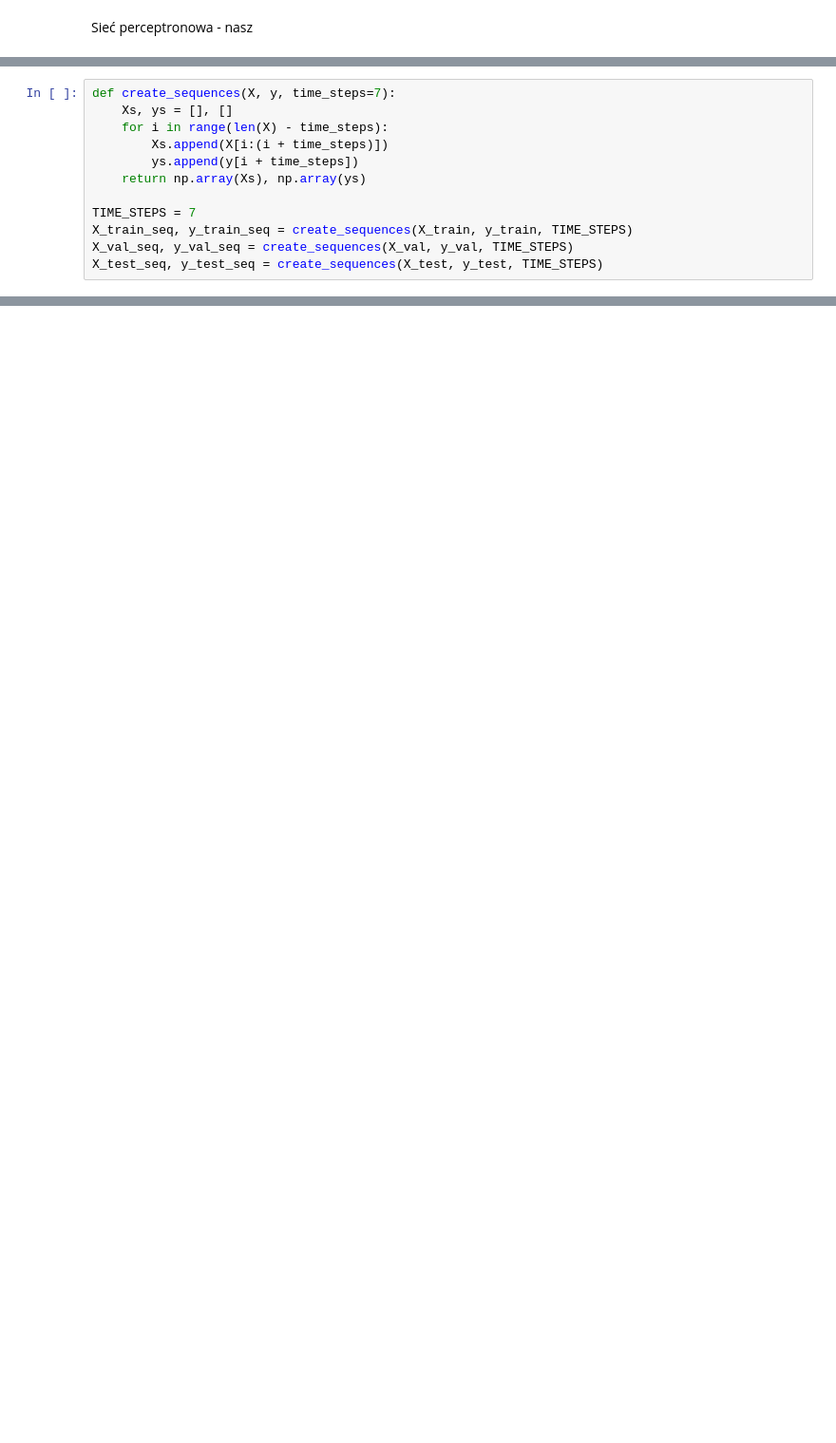
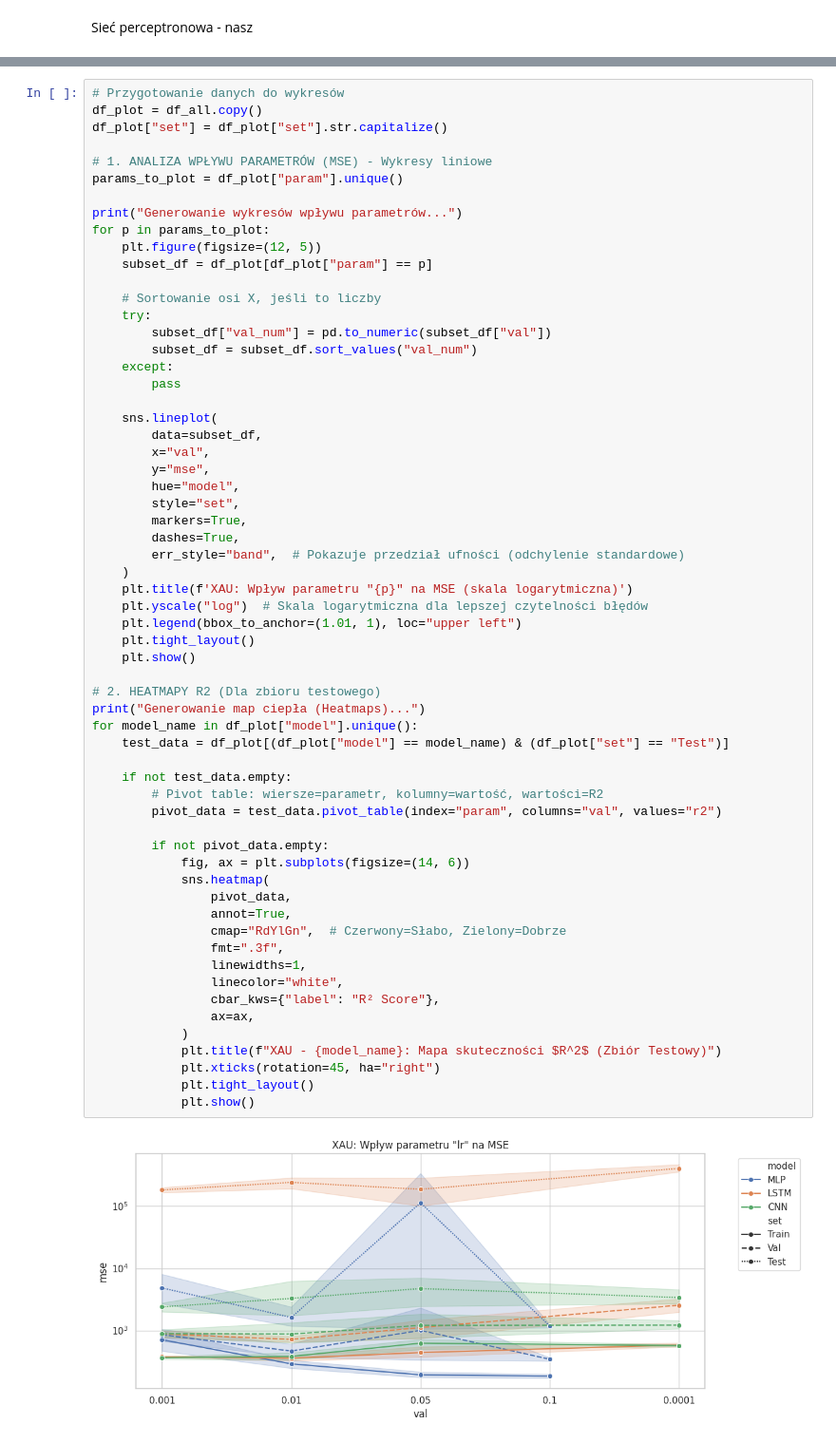
Before and after one commit to sskalskiAGH/SieciNeuronowe2025, a Jupyter notebook: Projekt-regresja/nowe/regresja-new.ipynb, the cells around one changed output, grey strips where cells are left out. Shown at 95% size. Saved outputs shown, nothing was run; the diff lists cells and outputs as text; blank space fills up the shorter version.

```diff
--- a/Projekt-regresja/nowe/regresja-new.ipynb
+++ b/Projekt-regresja/nowe/regresja-new.ipynb
@@ -134,12 +236,0 @@ Pliki Excel zostały wygenerowane pomyślnie!
-# %%
-def create_sequences(X, y, time_steps=7):
-    Xs, ys = [], []
-    for i in range(len(X) - time_steps):
-        Xs.append(X[i:(i + time_steps)])
-        ys.append(y[i + time_steps])
-    return np.array(Xs), np.array(ys)
-
-TIME_STEPS = 7
-X_train_seq, y_train_seq = create_sequences(X_train, y_train, TIME_STEPS)
-X_val_seq, y_val_seq = create_sequences(X_val, y_val, TIME_STEPS)
-X_test_seq, y_test_seq = create_sequences(X_test, y_test, TIME_STEPS)
@@ -226,0 +417,63 @@ Sukces! Plik 'wyniki_regresja_koncowe_v2.xlsx' jest gotowy.
+# %%
+# Przygotowanie danych do wykresów
+df_plot = df_all.copy()
+df_plot["set"] = df_plot["set"].str.capitalize()
+
+# 1. ANALIZA WPŁYWU PARAMETRÓW (MSE) - Wykresy liniowe
+params_to_plot = df_plot["param"].unique()
+
+print("Generowanie wykresów wpływu parametrów...")
+for p in params_to_plot:
+    plt.figure(figsize=(12, 5))
+    subset_df = df_plot[df_plot["param"] == p]
+
+    # Sortowanie osi X, jeśli to liczby
+    try:
+        subset_df["val_num"] = pd.to_numeric(subset_df["val"])
+        subset_df = subset_df.sort_values("val_num")
+    except:
+        pass
+
+    sns.lineplot(
+        data=subset_df,
+        x="val",
+        y="mse",
+        hue="model",
+        style="set",
+        markers=True,
+        dashes=True,
+        err_style="band",  # Pokazuje przedział ufności (odchylenie standardowe)
+    )
+    plt.title(f'XAU: Wpływ parametru "{p}" na MSE (skala logarytmiczna)')
+    plt.yscale("log")  # Skala logarytmiczna dla lepszej czytelności błędów
+    plt.legend(bbox_to_anchor=(1.01, 1), loc="upper left")
+    plt.tight_layout()
+    plt.show()
+
+# 2. HEATMAPY R2 (Dla zbioru testowego)
+print("Generowanie map ciepła (Heatmaps)...")
+for model_name in df_plot["model"].unique():
+    test_data = df_plot[(df_plot["model"] == model_name) & (df_plot["set"] == "Test")]
+
+    if not test_data.empty:
+        # Pivot table: wiersze=parametr, kolumny=wartość, wartości=R2
+        pivot_data = test_data.pivot_table(index="param", columns="val", values="r2")
+
+        if not pivot_data.empty:
+            fig, ax = plt.subplots(figsize=(14, 6))
+            sns.heatmap(
+                pivot_data,
+                annot=True,
+                cmap="RdYlGn",  # Czerwony=Słabo, Zielony=Dobrze
+                fmt=".3f",
+                linewidths=1,
+                linecolor="white",
+                cbar_kws={"label": "R² Score"},
+                ax=ax,
+            )
+            plt.title(f"XAU - {model_name}: Mapa skuteczności $R^2$ (Zbiór Testowy)")
+            plt.xticks(rotation=45, ha="right")
+            plt.tight_layout()
+            plt.show()
+# %% [output]
+[figure, added]
```
Also changed, not shown: parts of 8 cells of this notebook, 12 other files.
